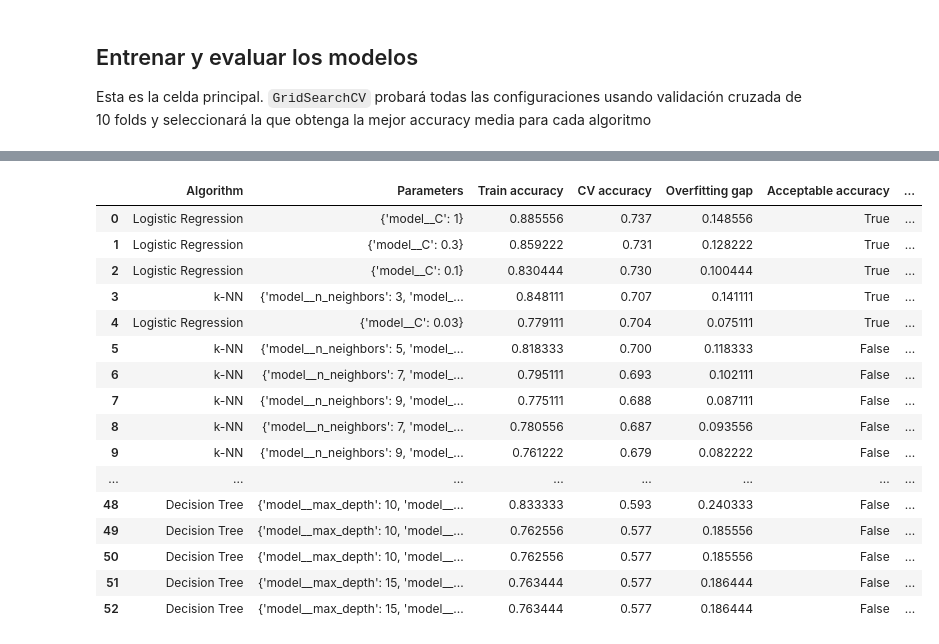
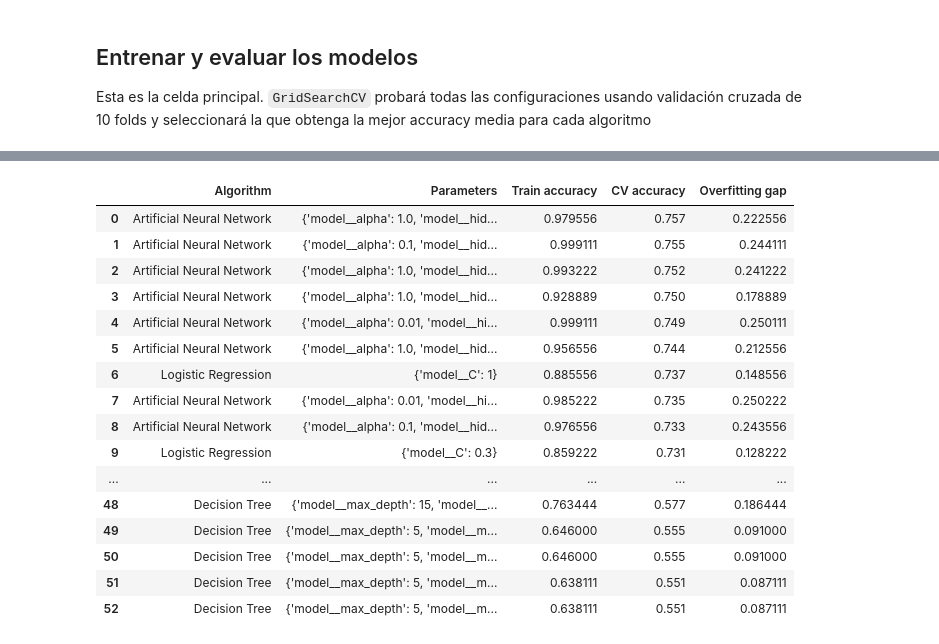
Before and after one commit to lgonperez3-glitch/MLSM-labs, a Jupyter notebook: Lab1/Lab1-features-30-sec.ipynb, the cells around one changed output, grey strips where cells are left out. Cells and saved outputs as stored; diff of their text form; code cells hidden in the pictures.

```diff
--- a/Lab1/Lab1-features-30-sec.ipynb
+++ b/Lab1/Lab1-features-30-sec.ipynb
@@ -151,7 +151,6 @@ Esta es la celda principal. `GridSearchCV` probará todas las configuraciones us
 # %%
 from sklearn.model_selection import GridSearchCV
 # %%
-
 results = []
 best_models = {}
 
@@ -183,21 +182,6 @@ for name, (pipeline, params) in models.items():
     # entre las que tienen overfitting < 0.15
     cv_results = pd.DataFrame(search.cv_results_)
 
-    cv_results["Overfitting gap"] = (cv_results["mean_train_score"] - cv_results["mean_test_score"])
-
-    valid_results = cv_results[cv_results["Overfitting gap"] < 0.15]
-
-    #si no se alcanza el objetivo de ovefitting menor que 0,15, busca el que más ccuracy tenga directamente
-    if not valid_results.empty:
-        best_row = valid_results.sort_values("mean_test_score", ascending=False).iloc[0]
-    else:
-        best_row = cv_results.sort_values("mean_test_score", ascending=False).iloc[0]
-
-    print("Best parameters:", best_row["params"])
-    print("Best 10-fold CV accuracy (without overfitting):", round(best_row["mean_test_score"], 4))
-    print("Overfitting gap:", round(best_row["Overfitting gap"], 4))
-    print("Overfitting ok:", best_row["Overfitting gap"] < 0.15)
-
 
 results_df = pd.DataFrame(results)
 
@@ -206,28 +190,12 @@ results_df["Overfitting gap"] = (
     results_df["CV accuracy"]
 )
 
-results_df["Acceptable accuracy"] = (
-    (results_df["CV accuracy"] > 0.70)
-)
-
-results_df["Acceptable overfitting"] = (
-    results_df["Overfitting gap"] < 0.15
-)
-results_df["Fits objectives"] = (
-    (results_df["Overfitting gap"] < 0.15) &
-    (results_df["CV accuracy"] > 0.70)
-)
-
 results_df = results_df.sort_values(
-    ["Acceptable overfitting", "CV accuracy", "Overfitting gap"],
-    ascending=[False, False, True]
+    ["CV accuracy", "Overfitting gap"],
+    ascending=[False, True]
 ).reset_index(drop=True)
 
 print(f"Total configs evaluated: {len(results_df)}")
-print(f"Configs with appropiate overfitting: "
-      f"{results_df['Acceptable overfitting'].sum()}")
-print(f"Configs with both good accuracy and overfitting: "
-      f"{results_df['Fits objectives'].sum()}")
 
 display(results_df)
 # %% [output]
@@ -251,20 +210,20 @@ Configs with both good accuracy and overfitting: 5
-|  | Algorithm | Parameters | Train accuracy | CV accuracy | Overfitting gap | Acceptable accuracy | ... |
-| 0 | Logistic Regression | {'model__C': 1} | 0.885556 | 0.737 | 0.148556 | True | ... |
-| 1 | Logistic Regression | {'model__C': 0.3} | 0.859222 | 0.731 | 0.128222 | True | ... |
-| 2 | Logistic Regression | {'model__C': 0.1} | 0.830444 | 0.730 | 0.100444 | True | ... |
-| 3 | k-NN | {'model__n_neighbors': 3, 'model_... | 0.848111 | 0.707 | 0.141111 | True | ... |
-| 4 | Logistic Regression | {'model__C': 0.03} | 0.779111 | 0.704 | 0.075111 | True | ... |
-| 5 | k-NN | {'model__n_neighbors': 5, 'model_... | 0.818333 | 0.700 | 0.118333 | False | ... |
-| 6 | k-NN | {'model__n_neighbors': 7, 'model_... | 0.795111 | 0.693 | 0.102111 | False | ... |
-| 7 | k-NN | {'model__n_neighbors': 9, 'model_... | 0.775111 | 0.688 | 0.087111 | False | ... |
-| 8 | k-NN | {'model__n_neighbors': 7, 'model_... | 0.780556 | 0.687 | 0.093556 | False | ... |
-| 9 | k-NN | {'model__n_neighbors': 9, 'model_... | 0.761222 | 0.679 | 0.082222 | False | ... |
-| ... | ... | ... | ... | ... | ... | ... | ... |
-| 48 | Decision Tree | {'model__max_depth': 10, 'model__... | 0.833333 | 0.593 | 0.240333 | False | ... |
-| 49 | Decision Tree | {'model__max_depth': 10, 'model__... | 0.762556 | 0.577 | 0.185556 | False | ... |
-| 50 | Decision Tree | {'model__max_depth': 10, 'model__... | 0.762556 | 0.577 | 0.185556 | False | ... |
-| 51 | Decision Tree | {'model__max_depth': 15, 'model__... | 0.763444 | 0.577 | 0.186444 | False | ... |
-| 52 | Decision Tree | {'model__max_depth': 15, 'model__... | 0.763444 | 0.577 | 0.186444 | False | ... |
+|  | Algorithm | Parameters | Train accuracy | CV accuracy | Overfitting gap |
+| 0 | Artificial Neural Network | {'model__alpha': 1.0, 'model__hid... | 0.979556 | 0.757 | 0.222556 |
+| 1 | Artificial Neural Network | {'model__alpha': 0.1, 'model__hid... | 0.999111 | 0.755 | 0.244111 |
+| 2 | Artificial Neural Network | {'model__alpha': 1.0, 'model__hid... | 0.993222 | 0.752 | 0.241222 |
+| 3 | Artificial Neural Network | {'model__alpha': 1.0, 'model__hid... | 0.928889 | 0.750 | 0.178889 |
+| 4 | Artificial Neural Network | {'model__alpha': 0.01, 'model__hi... | 0.999111 | 0.749 | 0.250111 |
+| 5 | Artificial Neural Network | {'model__alpha': 1.0, 'model__hid... | 0.956556 | 0.744 | 0.212556 |
+| 6 | Logistic Regression | {'model__C': 1} | 0.885556 | 0.737 | 0.148556 |
+| 7 | Artificial Neural Network | {'model__alpha': 0.01, 'model__hi... | 0.985222 | 0.735 | 0.250222 |
+| 8 | Artificial Neural Network | {'model__alpha': 0.1, 'model__hid... | 0.976556 | 0.733 | 0.243556 |
+| 9 | Logistic Regression | {'model__C': 0.3} | 0.859222 | 0.731 | 0.128222 |
+| ... | ... | ... | ... | ... | ... |
+| 48 | Decision Tree | {'model__max_depth': 15, 'model__... | 0.763444 | 0.577 | 0.186444 |
+| 49 | Decision Tree | {'model__max_depth': 5, 'model__m... | 0.646000 | 0.555 | 0.091000 |
+| 50 | Decision Tree | {'model__max_depth': 5, 'model__m... | 0.646000 | 0.555 | 0.091000 |
+| 51 | Decision Tree | {'model__max_depth': 5, 'model__m... | 0.638111 | 0.551 | 0.087111 |
+| 52 | Decision Tree | {'model__max_depth': 5, 'model__m... | 0.638111 | 0.551 | 0.087111 |
 # %%
 
 from sklearn.base import clone
```
Also changed, not shown: parts of 2 cells of this notebook, 2 other files.
